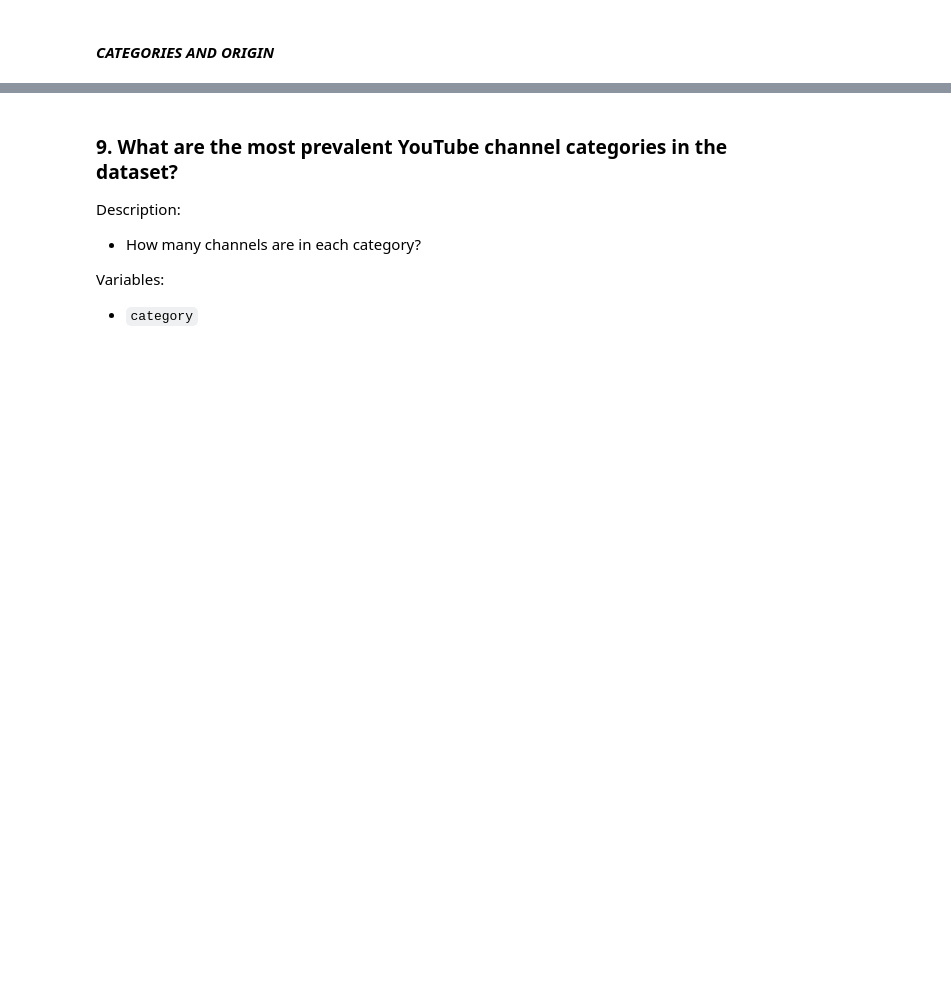
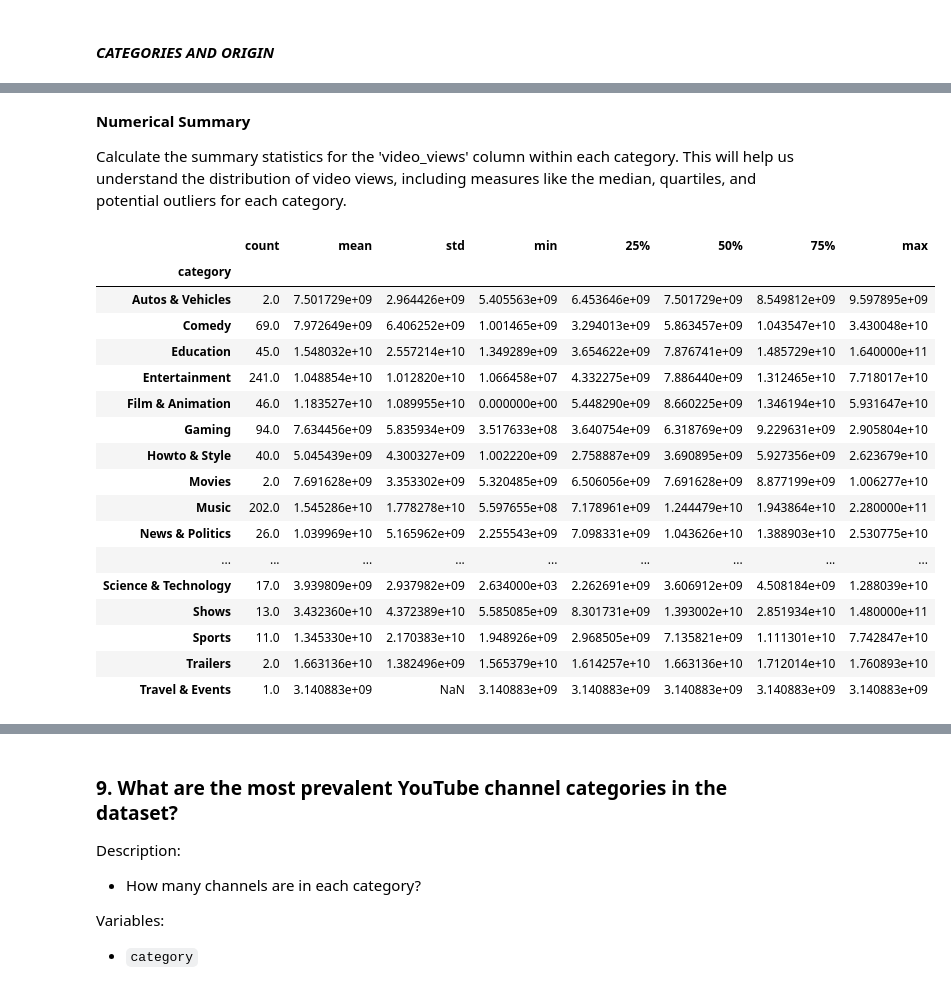
Before and after one commit to Alexxanderson/CSMODEL-PROJECT, a Jupyter notebook: MCO1/EDA.ipynb, the cells around one changed output, grey strips where cells are left out. Cells and saved outputs as stored; diff of their text form; code cells hidden in the pictures; blank space fills up the shorter version.

```diff
--- a/MCO1/EDA.ipynb
+++ b/MCO1/EDA.ipynb
@@ -154,0 +165,27 @@ These patterns suggest that the category of content significantly influences the
+# %% [markdown]
+**Numerical Summary**
+
+Calculate the summary statistics for the 'video_views' column within each category. This will help us understand the distribution of video views, including measures like the median, quartiles, and potential outliers for each category.
+# %%
+# calculate mean of video views within each category
+views_summary = youtube_df.groupby('category')['video views'].describe()
+views_summary
+# %% [output]
+|  | count | mean | std | min | 25% | 50% | 75% | max |
+| category |  |  |  |  |  |  |  |  |
+| Autos & Vehicles | 2.0 | 7.501729e+09 | 2.964426e+09 | 5.405563e+09 | 6.453646e+09 | 7.501729e+09 | 8.549812e+09 | 9.597895e+09 |
+| Comedy | 69.0 | 7.972649e+09 | 6.406252e+09 | 1.001465e+09 | 3.294013e+09 | 5.863457e+09 | 1.043547e+10 | 3.430048e+10 |
+| Education | 45.0 | 1.548032e+10 | 2.557214e+10 | 1.349289e+09 | 3.654622e+09 | 7.876741e+09 | 1.485729e+10 | 1.640000e+11 |
+| Entertainment | 241.0 | 1.048854e+10 | 1.012820e+10 | 1.066458e+07 | 4.332275e+09 | 7.886440e+09 | 1.312465e+10 | 7.718017e+10 |
+| Film & Animation | 46.0 | 1.183527e+10 | 1.089955e+10 | 0.000000e+00 | 5.448290e+09 | 8.660225e+09 | 1.346194e+10 | 5.931647e+10 |
+| Gaming | 94.0 | 7.634456e+09 | 5.835934e+09 | 3.517633e+08 | 3.640754e+09 | 6.318769e+09 | 9.229631e+09 | 2.905804e+10 |
+| Howto & Style | 40.0 | 5.045439e+09 | 4.300327e+09 | 1.002220e+09 | 2.758887e+09 | 3.690895e+09 | 5.927356e+09 | 2.623679e+10 |
+| Movies | 2.0 | 7.691628e+09 | 3.353302e+09 | 5.320485e+09 | 6.506056e+09 | 7.691628e+09 | 8.877199e+09 | 1.006277e+10 |
+| Music | 202.0 | 1.545286e+10 | 1.778278e+10 | 5.597655e+08 | 7.178961e+09 | 1.244479e+10 | 1.943864e+10 | 2.280000e+11 |
+| News & Politics | 26.0 | 1.039969e+10 | 5.165962e+09 | 2.255543e+09 | 7.098331e+09 | 1.043626e+10 | 1.388903e+10 | 2.530775e+10 |
+| ... | ... | ... | ... | ... | ... | ... | ... | ... |
+| Science & Technology | 17.0 | 3.939809e+09 | 2.937982e+09 | 2.634000e+03 | 2.262691e+09 | 3.606912e+09 | 4.508184e+09 | 1.288039e+10 |
+| Shows | 13.0 | 3.432360e+10 | 4.372389e+10 | 5.585085e+09 | 8.301731e+09 | 1.393002e+10 | 2.851934e+10 | 1.480000e+11 |
+| Sports | 11.0 | 1.345330e+10 | 2.170383e+10 | 1.948926e+09 | 2.968505e+09 | 7.135821e+09 | 1.111301e+10 | 7.742847e+10 |
+| Trailers | 2.0 | 1.663136e+10 | 1.382496e+09 | 1.565379e+10 | 1.614257e+10 | 1.663136e+10 | 1.712014e+10 | 1.760893e+10 |
+| Travel & Events | 1.0 | 3.140883e+09 | NaN | 3.140883e+09 | 3.140883e+09 | 3.140883e+09 | 3.140883e+09 | 3.140883e+09 |
```
Also changed, not shown: parts of 11 cells of this notebook.
